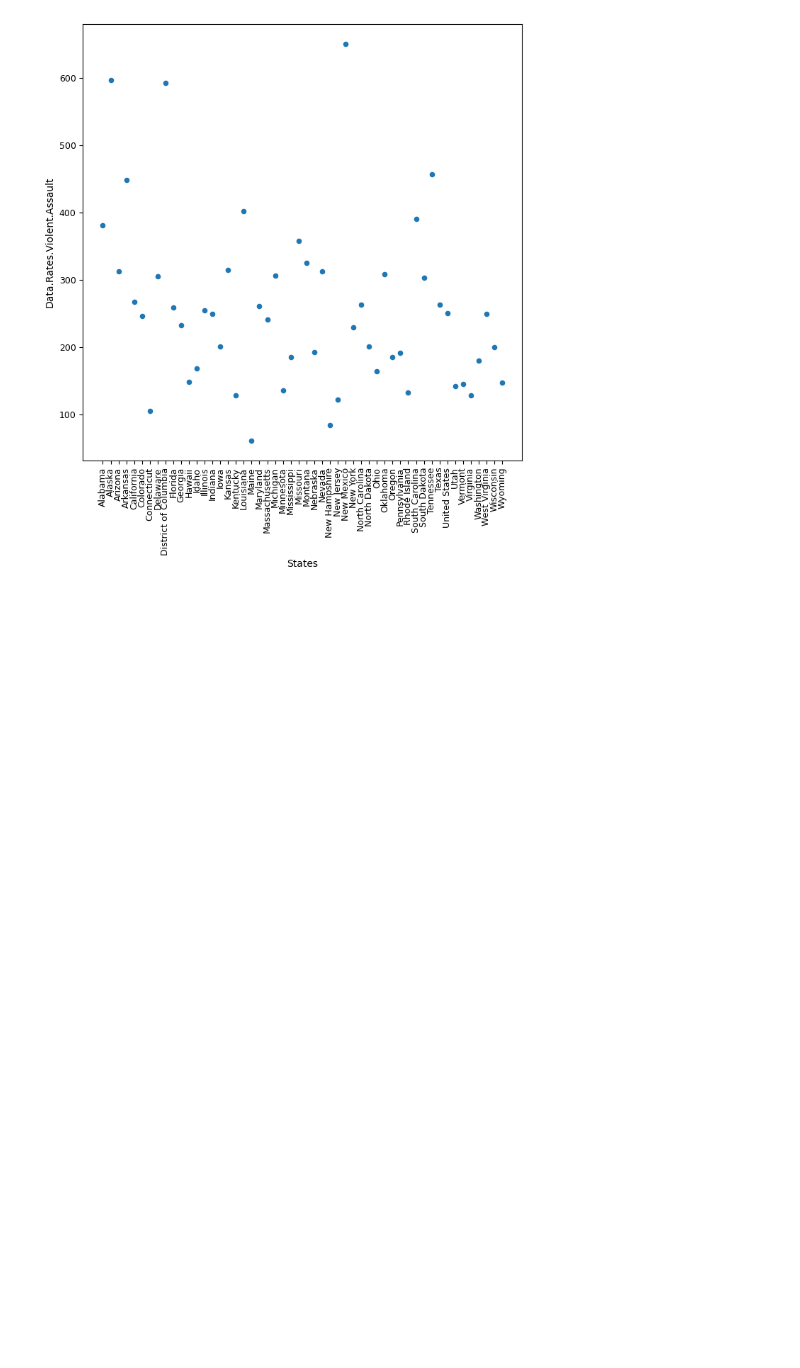
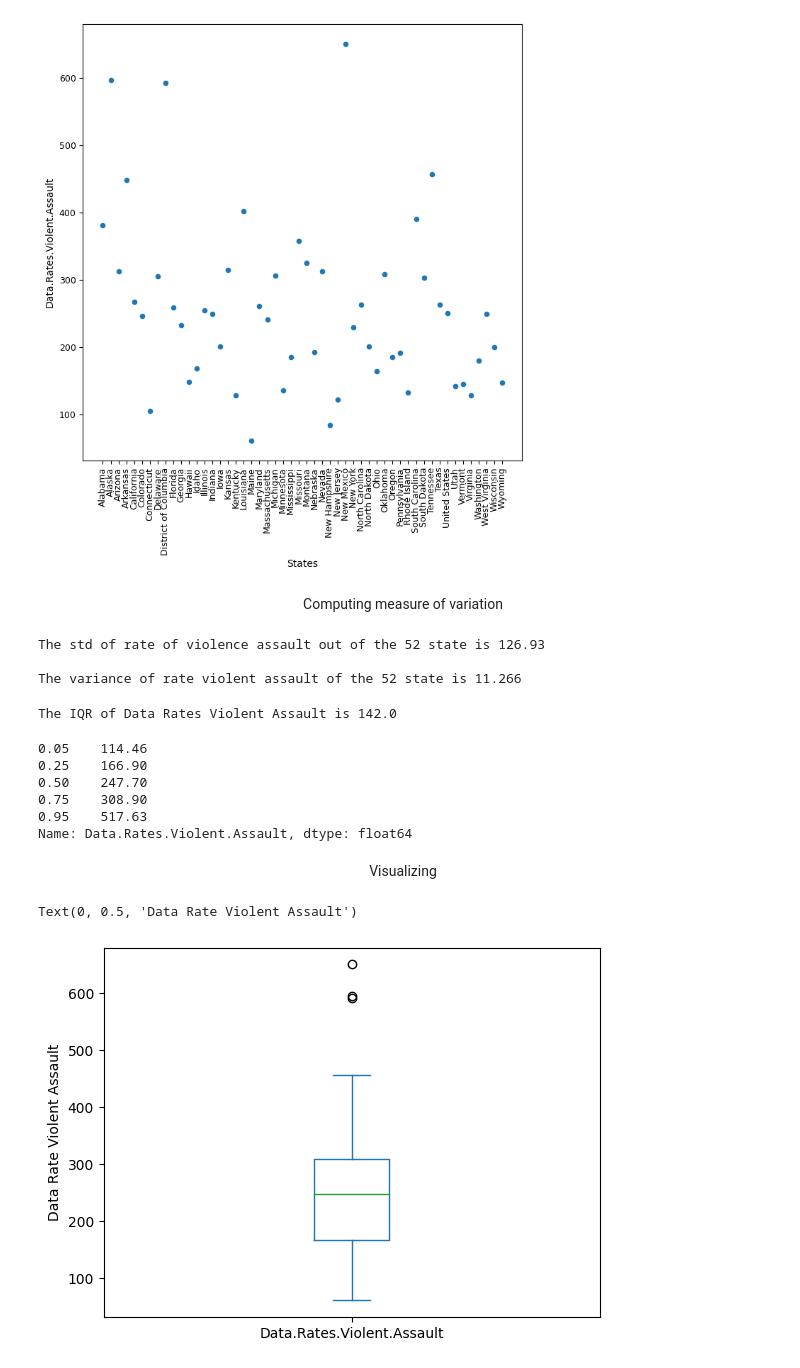
Before and after one commit to topexcel1/Special-Topics-ML, a Jupyter notebook: Class Lecture/10-04-2022/class_stat.ipynb, the cells around one changed output. Drawn from its saved outputs; the diff is of its cells as text; code cells hidden in the pictures; blank space fills up the shorter version.

```diff
--- a/Class Lecture/10-04-2022/class_stat.ipynb
+++ b/Class Lecture/10-04-2022/class_stat.ipynb
@@ -72,3 +72,45 @@ new_data.plot(x="State",y="Data.Rates.Violent.Assault",kind='scatter',figsize=(8
 plt.savefig('scatter_plot',dpi=100)
 # %% [output]
 [figure]
+# %% [markdown]
+<center>Computing measure of variation <center>
+# %%
+# computing the std and variance
+
+from cmath import sqrt
+
+std = new_data["Data.Rates.Violent.Assault"].std()
+print("The std of rate of violence assault out of the 52 state is {0:.5}\n".format(std))
+
+print("The variance of rate violent assault of the 52 state is {0:.5}\n".format(math.sqrt(std)))
+# %% [output]
+The std of rate of violence assault out of the 52 state is 126.93
+
+The variance of rate violent assault of the 52 state is 11.266
+# %%
+# Understanding the position of our samples using percentiles.
+
+IQR = new_data["Data.Rates.Violent.Assault"].quantile(0.75) - new_data["Data.Rates.Violent.Assault"].quantile(0.25)
+
+print("The IQR of Data Rates Violent Assault is {0:.5}".format(IQR))
+# %% [output]
+The IQR of Data Rates Violent Assault is 142.0
+# %%
+# Computing and printing quantiles
+
+new_data["Data.Rates.Violent.Assault"].quantile([0.05,0.25,0.5,0.75,0.95])
+# %% [output]
+0.05    114.46
+0.25    166.90
+0.50    247.70
+0.75    308.90
+0.95    517.63
+Name: Data.Rates.Violent.Assault, dtype: float64
+# %% [markdown]
+<center>Visualizing<center>
+# %%
+ax = (new_data[["Data.Rates.Violent.Assault"]].plot.box())
+ax.set_ylabel("Data Rate Violent Assault")
+# %% [output]
+Text(0, 0.5, 'Data Rate Violent Assault')
+[figure, added]
```
Also changed, not shown: parts of 6 cells of this notebook, 2 other files.
